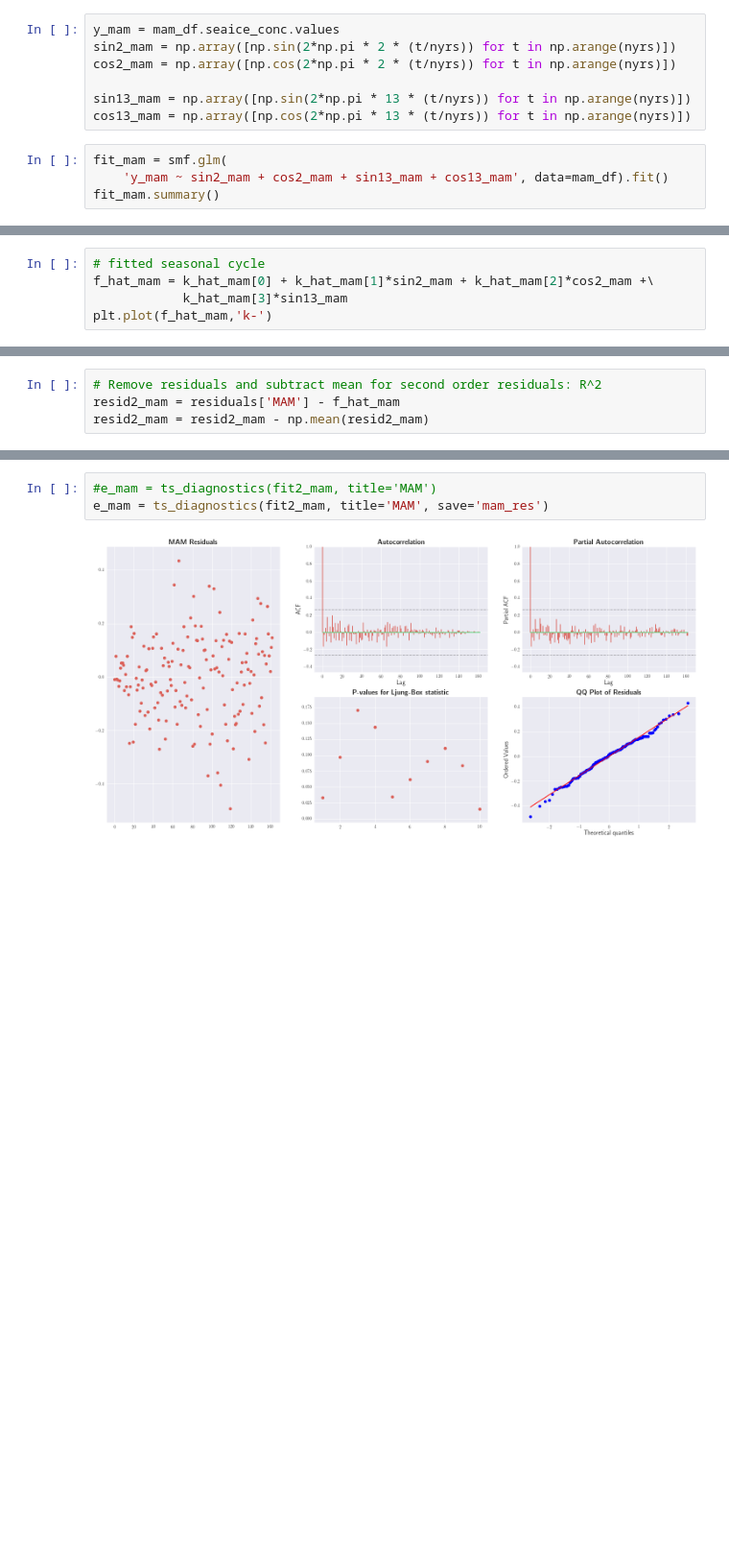
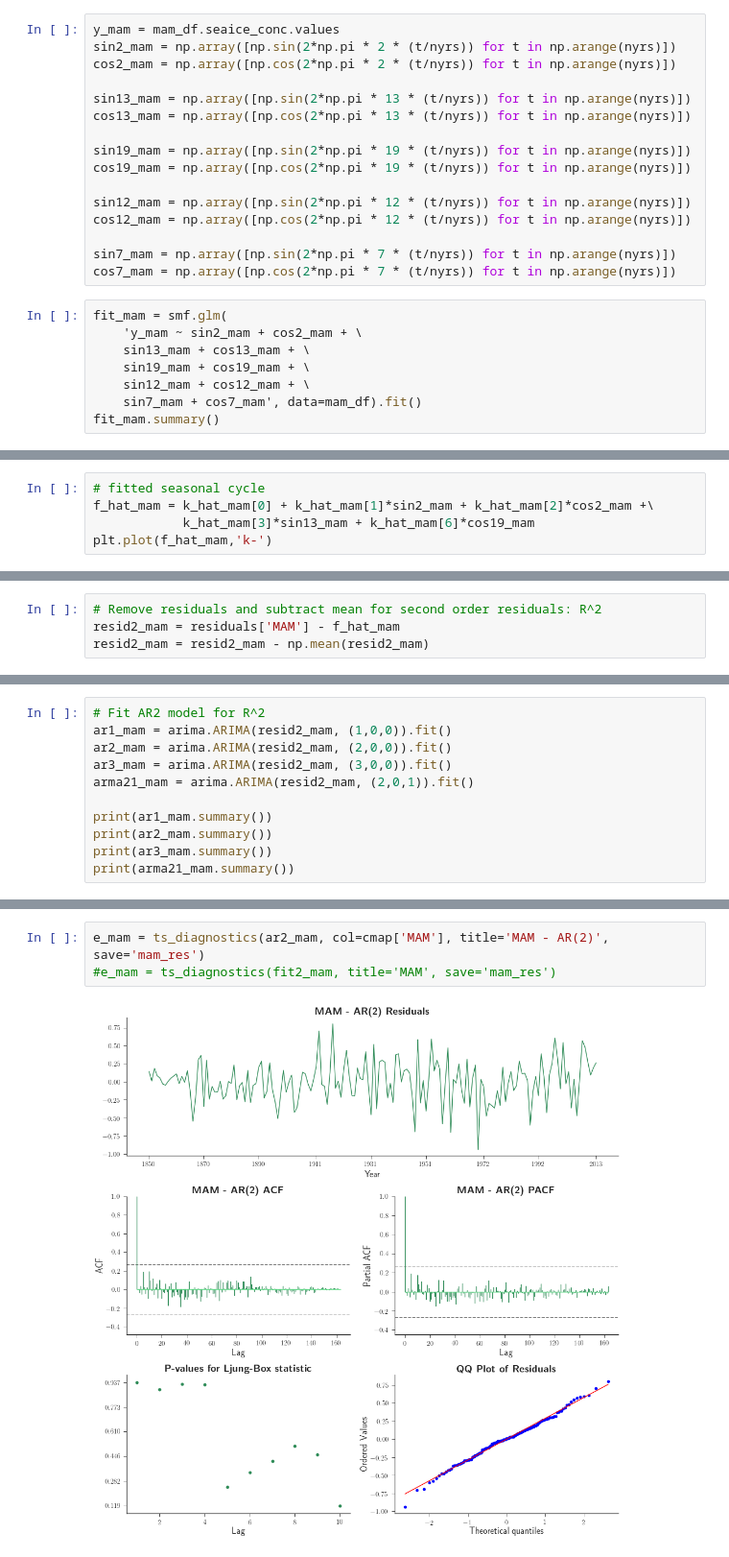
Before and after one commit to hfloresr/ArcticSea, a Jupyter notebook: notebooks/seaice_splines.ipynb, the cells around one changed output, grey strips where cells are left out. Shown at 96% size. Cells and saved outputs as stored; diff of their text form; blank space fills up the shorter version.

```diff
--- a/notebooks/seaice_splines.ipynb
+++ b/notebooks/seaice_splines.ipynb
@@ -1114,9 +1186,22 @@ cos2_mam = np.array([np.cos(2*np.pi * 2 * (t/nyrs)) for t in np.arange(nyrs)])
 
 sin13_mam = np.array([np.sin(2*np.pi * 13 * (t/nyrs)) for t in np.arange(nyrs)])
 cos13_mam = np.array([np.cos(2*np.pi * 13 * (t/nyrs)) for t in np.arange(nyrs)])
+
+sin19_mam = np.array([np.sin(2*np.pi * 19 * (t/nyrs)) for t in np.arange(nyrs)])
+cos19_mam = np.array([np.cos(2*np.pi * 19 * (t/nyrs)) for t in np.arange(nyrs)])
+
+sin12_mam = np.array([np.sin(2*np.pi * 12 * (t/nyrs)) for t in np.arange(nyrs)])
+cos12_mam = np.array([np.cos(2*np.pi * 12 * (t/nyrs)) for t in np.arange(nyrs)])
+
+sin7_mam = np.array([np.sin(2*np.pi * 7 * (t/nyrs)) for t in np.arange(nyrs)])
+cos7_mam = np.array([np.cos(2*np.pi * 7 * (t/nyrs)) for t in np.arange(nyrs)])
 # %%
 fit_mam = smf.glm(
-    'y_mam ~ sin2_mam + cos2_mam + sin13_mam + cos13_mam', data=mam_df).fit()
+    'y_mam ~ sin2_mam + cos2_mam + \
+    sin13_mam + cos13_mam + \
+    sin19_mam + cos19_mam + \
+    sin12_mam + cos12_mam + \
+    sin7_mam + cos7_mam', data=mam_df).fit()
 fit_mam.summary()
 # %% [output]
 Generalized Linear Model Regression Results
@@ -1163,7 +1266,7 @@ plt.scatter(mam_df.year, e_mam)
 # %%
 # fitted seasonal cycle
 f_hat_mam = k_hat_mam[0] + k_hat_mam[1]*sin2_mam + k_hat_mam[2]*cos2_mam +\
-            k_hat_mam[3]*sin13_mam
+            k_hat_mam[3]*sin13_mam + k_hat_mam[6]*cos19_mam
 plt.plot(f_hat_mam,'k-')
 # %% [output]
 [<matplotlib.lines.Line2D at 0x...>]
@@ -1205,0 +1289,11 @@ Roots 1.6167 +0.0000j 1.6167 0.0000 -6.8177 +0.0000j 6.8177 0.5000
+# %%
+# Fit AR2 model for R^2
+ar1_mam = arima.ARIMA(resid2_mam, (1,0,0)).fit()
+ar2_mam = arima.ARIMA(resid2_mam, (2,0,0)).fit()
+ar3_mam = arima.ARIMA(resid2_mam, (3,0,0)).fit()
+arma21_mam = arima.ARIMA(resid2_mam, (2,0,1)).fit()
+
+print(ar1_mam.summary())
+print(ar2_mam.summary())
+print(ar3_mam.summary())
+print(arma21_mam.summary())
@@ -1206,6 +1318,6 @@ Roots 1.6167 +0.0000j 1.6167 0.0000 -6.8177 +0.0000j 6.8177 0.5000
 # %%
-#e_mam = ts_diagnostics(fit2_mam, title='MAM')
-e_mam = ts_diagnostics(fit2_mam, title='MAM', save='mam_res')
+e_mam = ts_diagnostics(ar2_mam, col=cmap['MAM'], title='MAM - AR(2)', save='mam_res')
+#e_mam = ts_diagnostics(fit2_mam, title='MAM', save='mam_res')
 # %% [output]
-[figure, old version]
+[figure, new version]
 # %%
```
Also changed, not shown: parts of 76 cells of this notebook, 19 other files.
